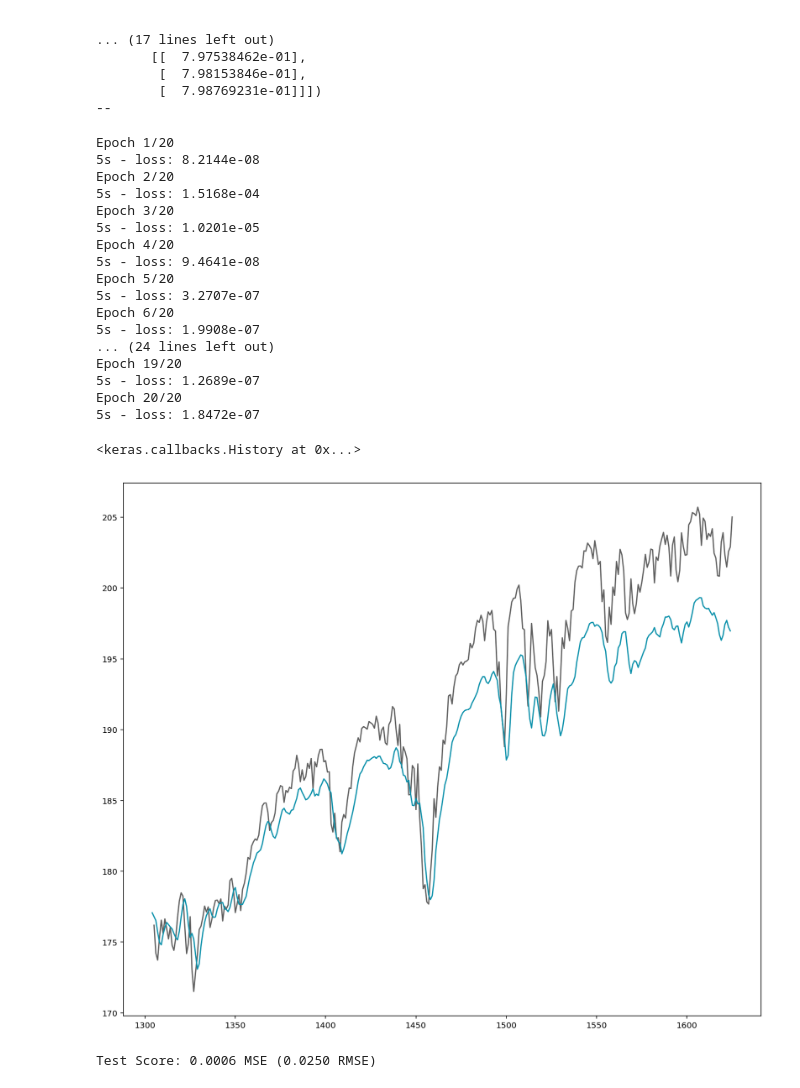
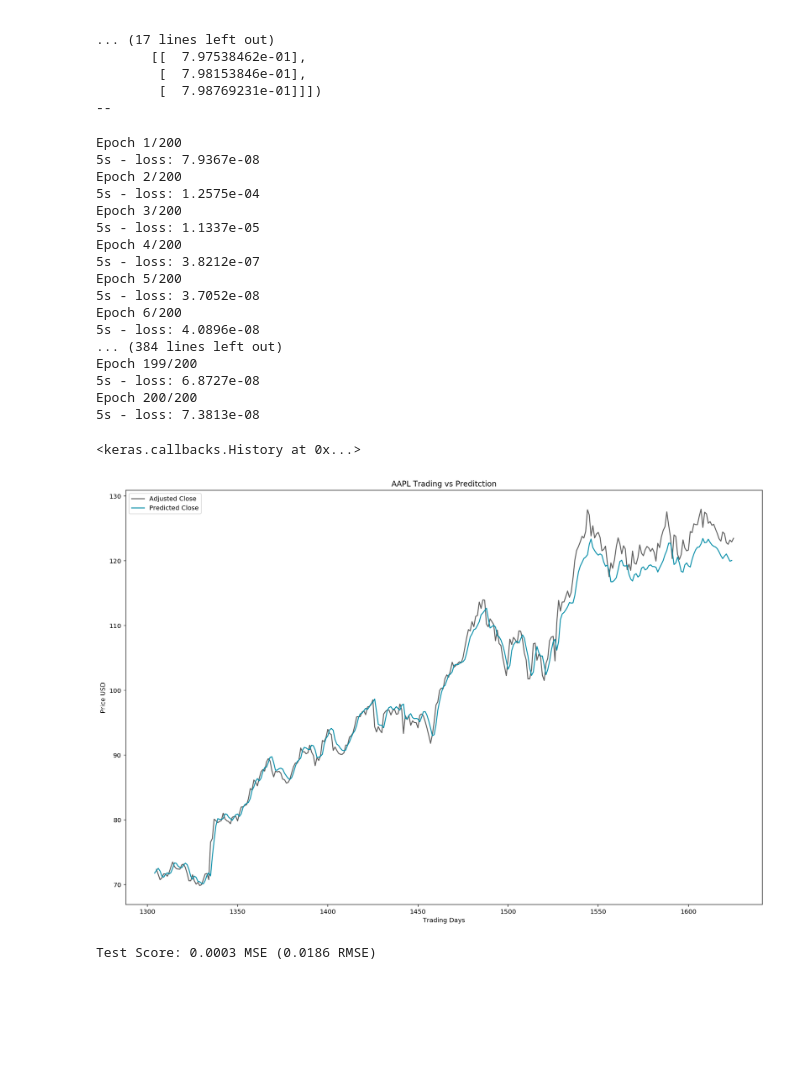
Before and after one commit to gilakos/machine-learning, a Jupyter notebook: projects/capstone/gilakos_stockpricepredictor_dev-workingmodel-deeplearning-keras-lstm.ipynb, the cells around one changed output. Cells and saved outputs as stored; diff of their text form; code cells hidden in the pictures; blank space fills up the shorter version.

```diff
--- a/projects/capstone/gilakos_stockpricepredictor_dev-workingmodel-deeplearning-keras-lstm.ipynb
+++ b/projects/capstone/gilakos_stockpricepredictor_dev-workingmodel-deeplearning-keras-lstm.ipynb
@@ -29,6 +29,6 @@ from yahoo_finance import Share
 # Import required libraries for visualization and printing
 from pprint import pprint
 import matplotlib.pyplot as plt
-plt.rcParams['figure.figsize'] = (14, 12)
+plt.rcParams['figure.figsize'] = (18, 12)
 import matplotlib.dates as mdates
 import datetime
@@ -45,7 +43,7 @@ tick_2 = 'MSFT'
 tick_3 = 'AAPL'
 
 # Set Baseline Model Ticker
-base_ticker = tick_0
+base_ticker = tick_3
 # %%
 #Request Stock Data
 stock_data = Share(base_ticker)
@@ -294,58 +294,72 @@ model.add(Dense(1))
 model.compile(loss='mean_squared_error', optimizer='adam')
 model.fit(X_day_train_t, X_day_train_t1, nb_epoch=epochs, batch_size=batch_size, verbose=2, shuffle=False)
 # %% [output]
-Epoch 1/20
-5s - loss: 8.2144e-08
-Epoch 2/20
-5s - loss: 1.5168e-04
-Epoch 3/20
-5s - loss: 1.0201e-05
-Epoch 4/20
-5s - loss: 9.4641e-08
-Epoch 5/20
-5s - loss: 3.2707e-07
-Epoch 6/20
-5s - loss: 1.9908e-07
-... (24 lines left out)
-Epoch 19/20
-5s - loss: 1.2689e-07
-Epoch 20/20
-5s - loss: 1.8472e-07
+Epoch 1/200
+5s - loss: 7.9367e-08
+Epoch 2/200
+5s - loss: 1.2575e-04
+Epoch 3/200
+5s - loss: 1.1337e-05
+Epoch 4/200
+5s - loss: 3.8212e-07
+Epoch 5/200
+5s - loss: 3.7052e-08
+Epoch 6/200
+5s - loss: 4.0896e-08
+... (384 lines left out)
+Epoch 199/200
+5s - loss: 6.8727e-08
+Epoch 200/200
+5s - loss: 7.3813e-08
 <keras.callbacks.History at 0x...>
 # %%
 # Generate predictions for training
 trainPredict = model.predict(X_day_train_t, batch_size=batch_size)
 testPredict = model.predict(y_close_test_t, batch_size=batch_size)
 trainPredict_rescaled, r1 = scale_range(np.array(trainPredict), input_range=[0.0, 1.0], target_range=y_close_bounds)
 testPredict_rescaled, r2 = scale_range(np.array(testPredict), input_range=[0.0, 1.0], target_range=y_close_bounds)
 
 # shift train predictions for plotting
 trainPredictPlot = np.empty_like(X_day_scaled)
 trainPredictPlot[:, :] = np.nan
 trainPredictPlot[look_back:len(trainPredict_rescaled)+look_back, :] = trainPredict_rescaled
 
 # shift test predictions for plotting
 testPredictPlot = np.empty_like(X_day_scaled)
 testPredictPlot[:, :] = np.nan
 testPredictPlot[len(trainPredict_rescaled)+(look_back*2)+1:len(X_day_scaled)-1, :] = testPredict_rescaled
 
 # Create actual values in aligned array
 yPlot = np.empty_like(y_close_scaled)
 yPlot[:, :] = np.nan
 yPlot[-len(testPredict_rescaled):, :] = y_close_all[-len(testPredict_rescaled):]
 
-# plot baseline and predictions
-plt.plot(yPlot,'#5F5F5F')
-plt.plot(testPredictPlot,  '#0C91AB')
+# Set up plot
+fig = plt.figure()
+ax = fig.add_subplot(111)
+
+
+# Add labels
+plt.ylabel('Price USD')
+plt.xlabel('Trading Days')
+# Plot actual and predicted close values
+
+plt.plot(yPlot,'#5F5F5F', label='Adjusted Close')
+plt.plot(testPredictPlot, '#0C91AB', label='Predicted Close')
+
+# Set title
+ax.set_title(base_ticker + ' Trading vs Preditction')
+ax.legend(loc='upper left')
+
 plt.show()
 # %% [output]
-[figure, old version]
+[figure, new version]
 # %%
 # The mean squared error
 testScore = model.evaluate(y_close_test_t, y_close_test_t1, batch_size=batch_size, verbose=0)
 print('Test Score: %.4f MSE (%.4f RMSE)' % (testScore, math.sqrt(testScore)))
 # %% [output]
-Test Score: 0.0006 MSE (0.0250 RMSE)
+Test Score: 0.0003 MSE (0.0186 RMSE)
 # %% [markdown]
 # Log of Results:
 Lookback: 3
```
Also changed, not shown: parts of 7 cells of this notebook, 2 other files.
